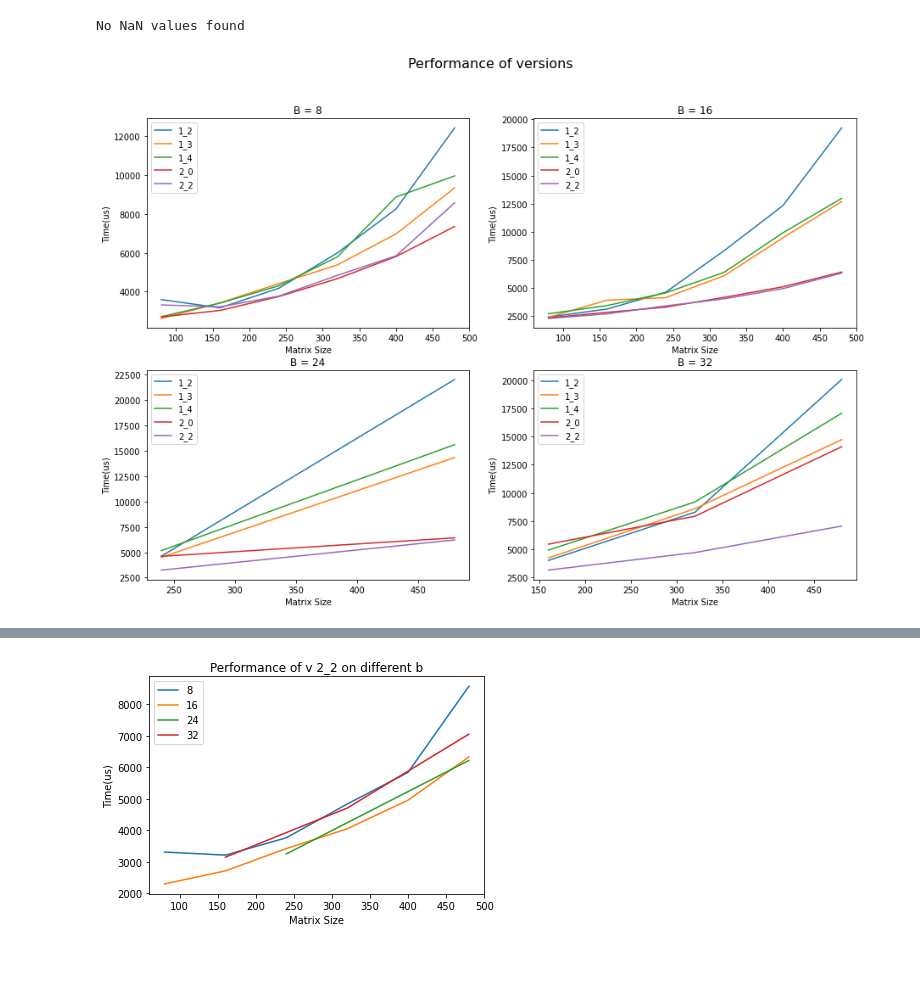
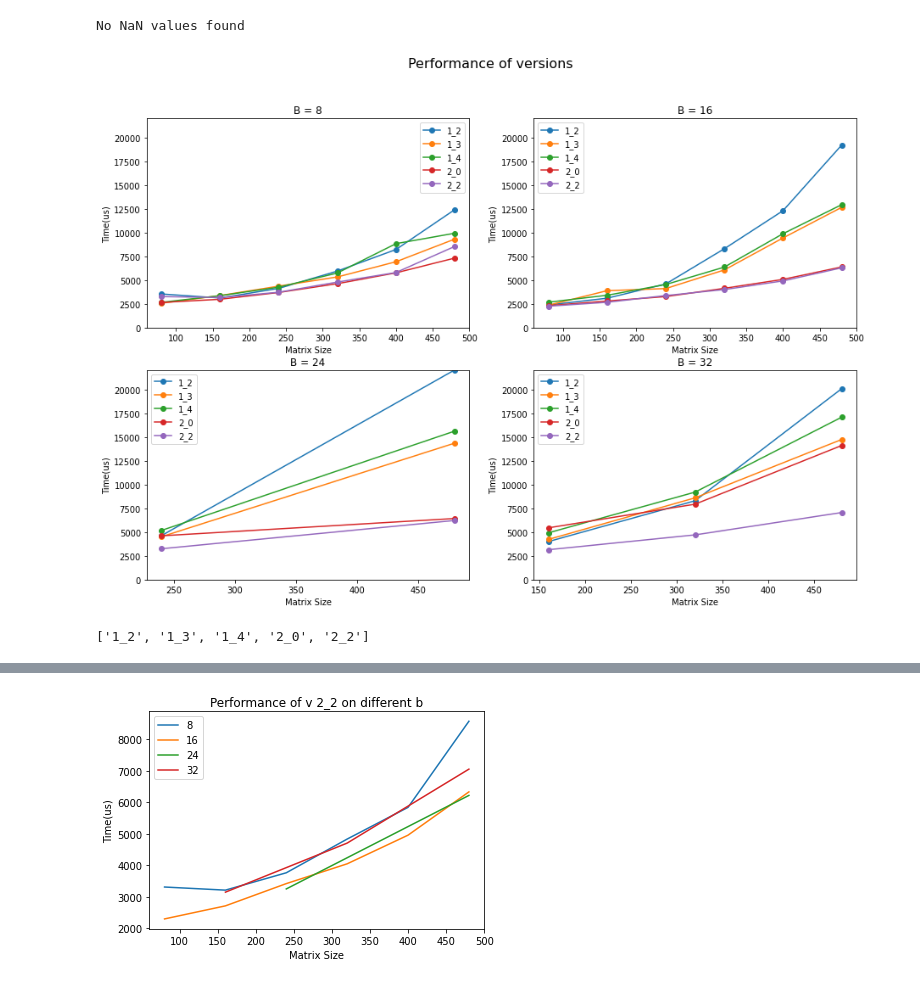
Before and after one commit to zucchi99/Blocked-AllPairsShortestPath, a Jupyter notebook: performance_analysis.ipynb, the cells around one changed output, grey strips where cells are left out. Drawn from its saved outputs; the diff is of its cells as text; code cells hidden in the pictures.

```diff
--- a/performance_analysis.ipynb
+++ b/performance_analysis.ipynb
@@ -131,18 +131,27 @@ No NaN values found
 # %%
 rows = 2
 cols = 2
 fig, axis = plt.subplots(rows, cols, figsize=(15, 10))
 idx = 0
+df_filtered = df_small[(df_small['version'] != '1_1')]
 fig.suptitle("Performance of versions",  fontsize=16)
+max_y = max(df_filtered['Time(us)'])
 for b in range(8, 33, 8):
     i = (int) (idx / 2)
     j = (int) (idx % 2)
-    df_plot = df_small[(df_small['b'] == b) & (df_small['version'] != '1_1')]
+    df_plot = df_filtered[(df_filtered['b'] == b)]
     for label, grp in df_plot.groupby(['version']):
         sub_title = "B = " + str(b)
-        grp.plot(ax=axis[i][j], kind='line', x='n', y='Time(us)', xlabel='Matrix Size', ylabel='Time(us)', label=label, title=sub_title)
+        grp.plot(ax=axis[i][j], kind='line', x='n', y='Time(us)', xlabel='Matrix Size', ylabel='Time(us)', label=label, title=sub_title, ylim=(0,max_y), marker='o')
     idx += 1
 
-plt.savefig('png/performance.png', facecolor='white', transparent=False)
+plt.savefig('png/versions_performance.png', facecolor='white', transparent=False)
 # %% [output]
-[figure, old version]
+[figure, new version]
+# %%
+versions = np.unique(df_small['version'])
+versions = versions.tolist()
+versions.remove('1_1')
+print(versions)
+# %% [output]
+['1_2', '1_3', '1_4', '2_0', '2_2']
```
Also changed, not shown: parts of 1 cell of this notebook, 3 other files.
